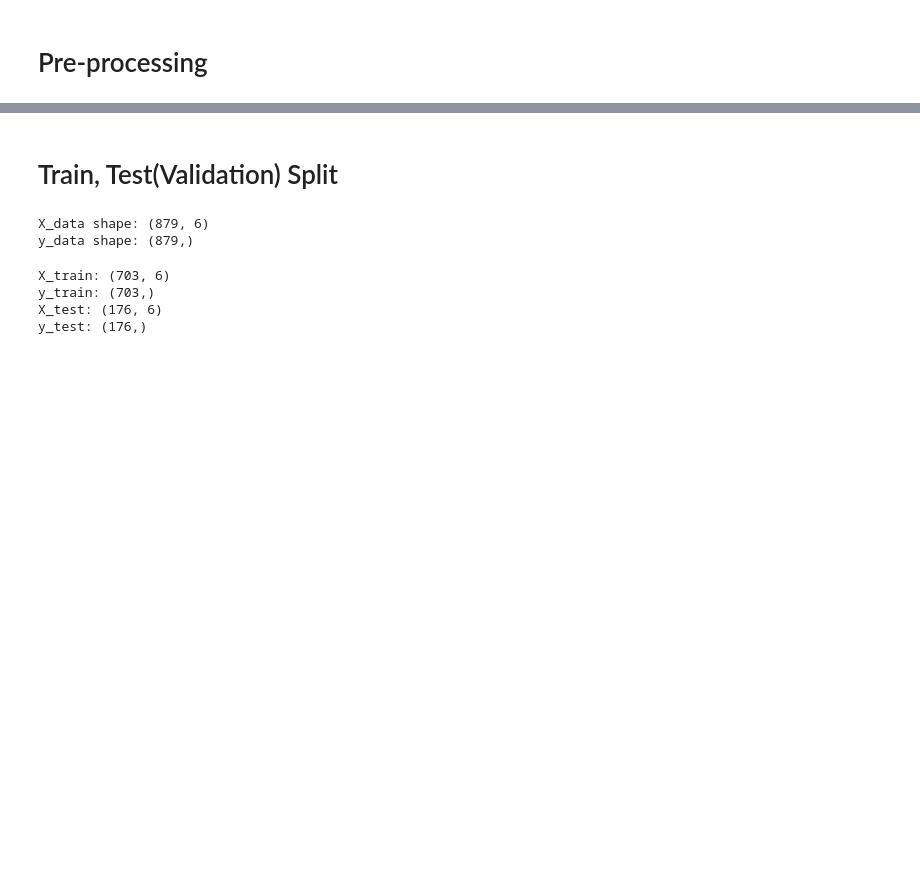
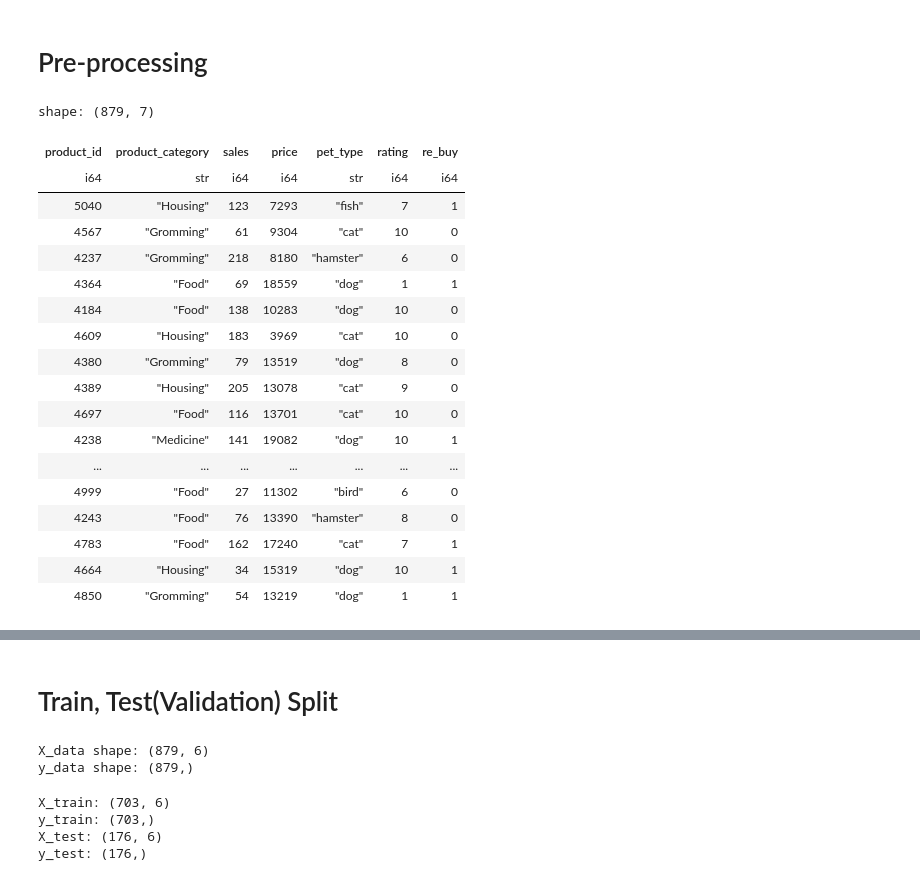
Before and after one commit to Likelion-MainHackaton-2team/Recommendation_model, a Jupyter notebook: data_analysis.ipynb, the cells around one changed output, grey strips where cells are left out. Cells and saved outputs as stored; diff of their text form; code cells hidden in the pictures; blank space fills up the shorter version.

```diff
--- a/data_analysis.ipynb
+++ b/data_analysis.ipynb
@@ -82,2 +82,39 @@ plt.show()
 # %% [markdown]
 # Pre-processing
+# %%
+product_category = datasheet['product_category'].unique()
+grouped_category_target = {
+    'Food': ['Food', 'Supplements', 'Snack'],
+    'Medicine': ['Medicine'],
+    'Housing': ['Housing', 'Equipment', 'Bedding'],
+    'Clothing': ['Clothes', 'Accessory'],
+    'Gromming': ['Grooming', 'Toys']
+}
+
+def get_category(category):
+    for key, value in grouped_category_target.items():
+        if category in value:   return key
+    print(f'Unknown category: {category}')
+    return 'Others'
+
+datasheet.replace('product_category', datasheet['product_category'].apply(get_category))
+# %% [output]
+shape: (879, 7)
+| product_id | product_category | sales | price | pet_type | rating | re_buy |
+| i64 | str | i64 | i64 | str | i64 | i64 |
+| 5040 | "Housing" | 123 | 7293 | "fish" | 7 | 1 |
+| 4567 | "Gromming" | 61 | 9304 | "cat" | 10 | 0 |
+| 4237 | "Gromming" | 218 | 8180 | "hamster" | 6 | 0 |
+| 4364 | "Food" | 69 | 18559 | "dog" | 1 | 1 |
+| 4184 | "Food" | 138 | 10283 | "dog" | 10 | 0 |
+| 4609 | "Housing" | 183 | 3969 | "cat" | 10 | 0 |
+| 4380 | "Gromming" | 79 | 13519 | "dog" | 8 | 0 |
+| 4389 | "Housing" | 205 | 13078 | "cat" | 9 | 0 |
+| 4697 | "Food" | 116 | 13701 | "cat" | 10 | 0 |
+| 4238 | "Medicine" | 141 | 19082 | "dog" | 10 | 1 |
+| ... | ... | ... | ... | ... | ... | ... |
+| 4999 | "Food" | 27 | 11302 | "bird" | 6 | 0 |
+| 4243 | "Food" | 76 | 13390 | "hamster" | 8 | 0 |
+| 4783 | "Food" | 162 | 17240 | "cat" | 7 | 1 |
+| 4664 | "Housing" | 34 | 15319 | "dog" | 10 | 1 |
+| 4850 | "Gromming" | 54 | 13219 | "dog" | 1 | 1 |
```
Also changed, not shown: parts of 7 cells of this notebook, 4 other files.
